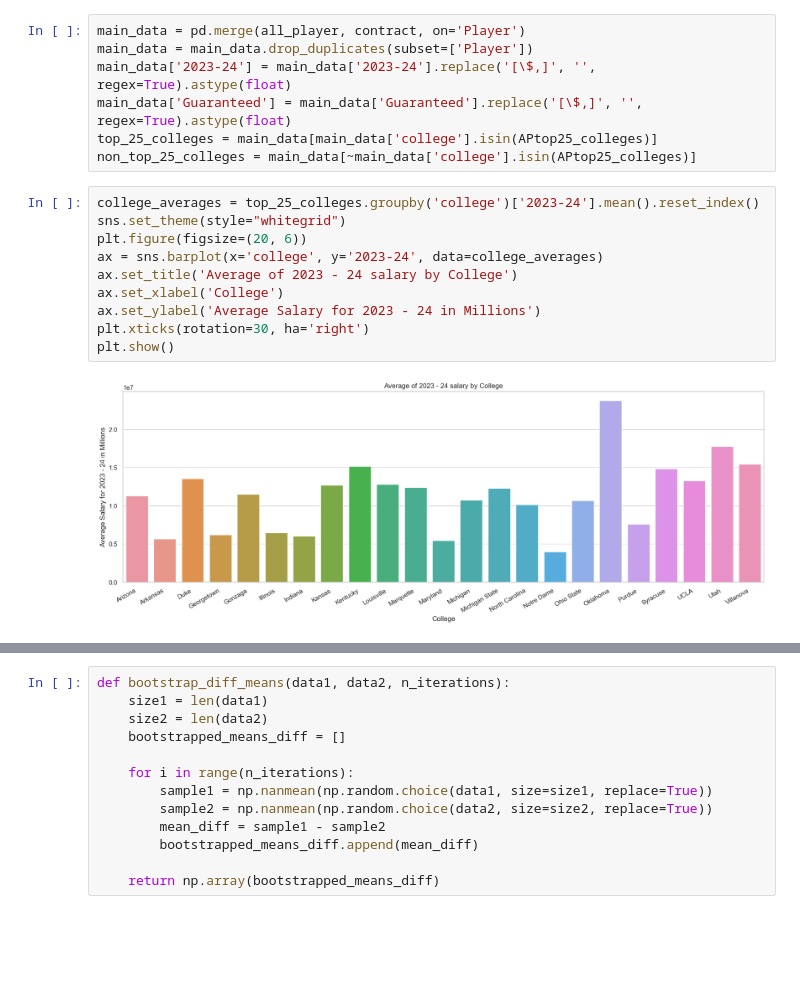
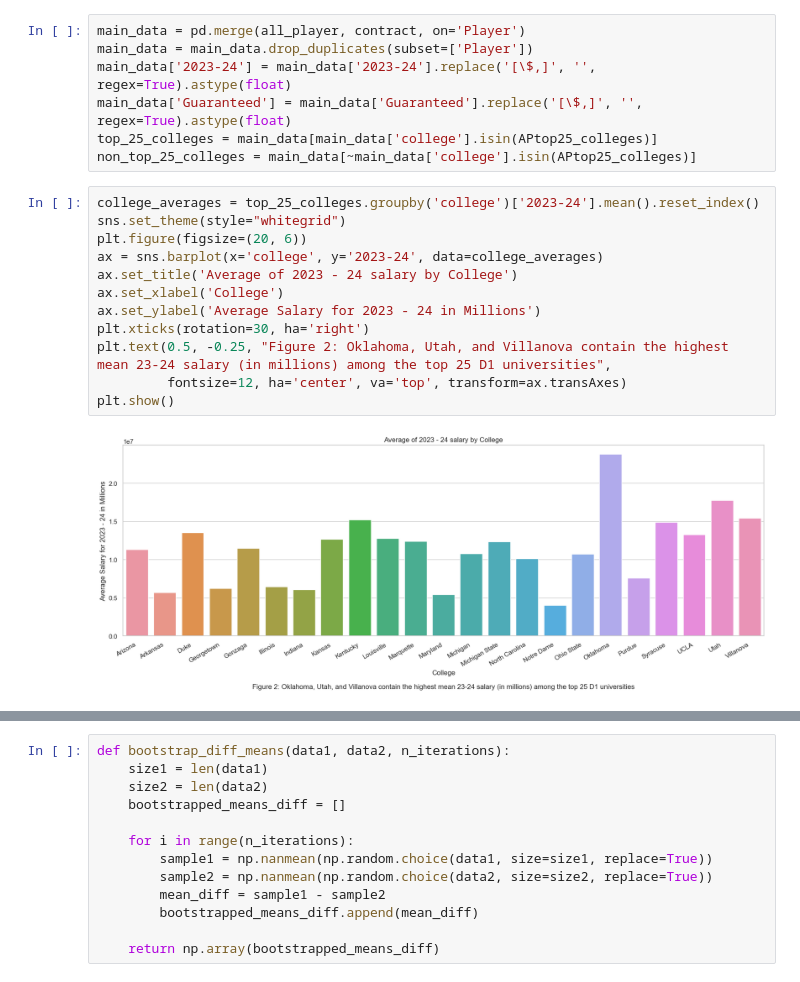
Before and after one commit to RDPJ04/Project-216, a Jupyter notebook: data.ipynb, the cells around one changed output, grey strips where cells are left out. Drawn from its saved outputs; the diff is of its cells as text; blank space fills up the shorter version.

```diff
--- a/data.ipynb
+++ b/data.ipynb
@@ -28,15 +28,17 @@ non_top_25_colleges = main_data[~main_data['college'].isin(APtop25_colleges)]
 # %%
 college_averages = top_25_colleges.groupby('college')['2023-24'].mean().reset_index()
 sns.set_theme(style="whitegrid")
 plt.figure(figsize=(20, 6))
 ax = sns.barplot(x='college', y='2023-24', data=college_averages)
 ax.set_title('Average of 2023 - 24 salary by College')
 ax.set_xlabel('College')
 ax.set_ylabel('Average Salary for 2023 - 24 in Millions')
 plt.xticks(rotation=30, ha='right')
+plt.text(0.5, -0.25, "Figure 2: Oklahoma, Utah, and Villanova contain the highest mean 23-24 salary (in millions) among the top 25 D1 universities",
+         fontsize=12, ha='center', va='top', transform=ax.transAxes)
 plt.show()
 # %% [output]
-[figure, old version]
+[figure, new version]
 # %%
 college_averages = top_25_colleges.groupby('college')['Guaranteed'].mean().reset_index()
 sns.set_theme(style="whitegrid")
```
Also changed, not shown: parts of 5 cells of this notebook.
